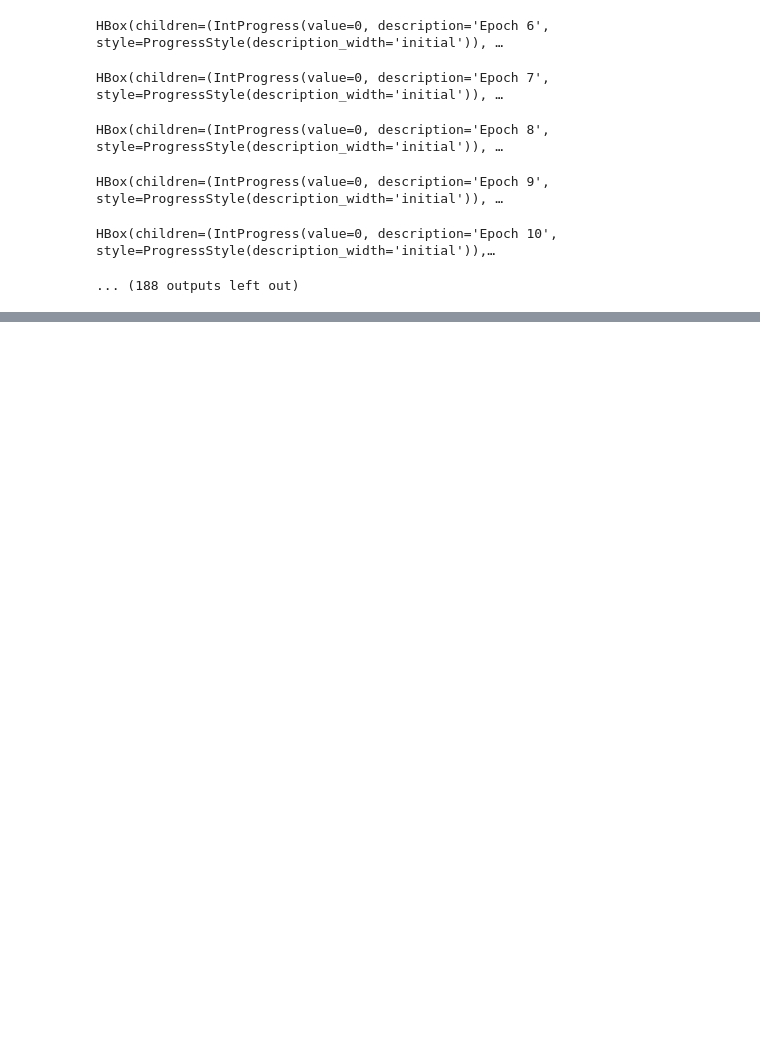
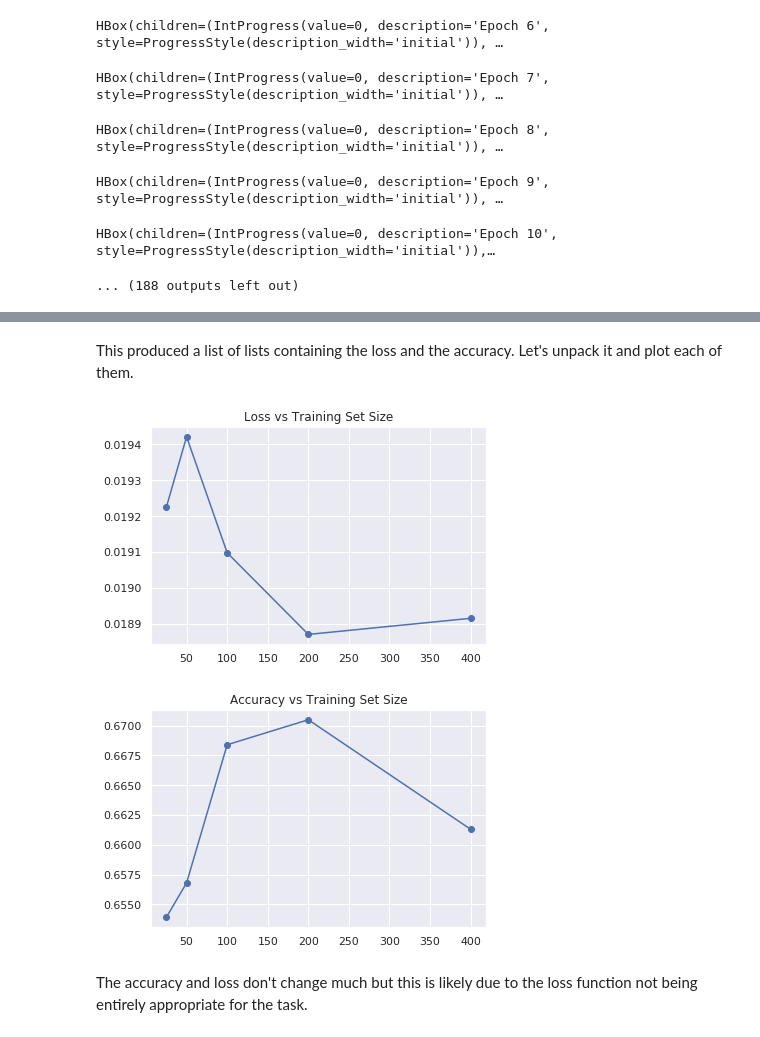
Before and after one commit to apra93/leabra-tf, a Jupyter notebook: docs/source/notebooks/0.2-Running-a-Basic-Model-on-Combigen.ipynb, the cells around one changed output, grey strips where cells are left out. Drawn from its saved outputs; the diff is of its cells as text; code cells hidden in the pictures; blank space fills up the shorter version.

```diff
--- a/docs/source/notebooks/0.2-Running-a-Basic-Model-on-Combigen.ipynb
+++ b/docs/source/notebooks/0.2-Running-a-Basic-Model-on-Combigen.ipynb
@@ -300,0 +302,9 @@ O'Reily used a training set of 100
+# %%
+score = []
+training_set_sizes = [25, 50, 100, 200, 400]
+for training_set_n in tqdm(training_set_sizes):
+    training_set_y = cg.generate_labels(n_samples=training_set_n, stack=stack, size=size, dims=dims)
+    training_set_x = cg.inverse_transform(training_set_y)
+    model = bp_model_sig_lin()
+    model.fit(training_x, training_y, epochs=500, batch_size=1, verbose=0, callbacks=[TQDMNotebookCallback()])
+    score.append(model.evaluate(testing_x, testing_y, batch_size=1))
@@ -300,0 +325,16 @@ O'Reily used a training set of 100
+# %% [markdown]
+This produced a list of lists containing the loss and the accuracy. Let's unpack it and plot each of them.
+# %%
+loss, accuracy = list(map(list, zip(*score)))
+
+plt.plot(training_set_sizes, loss, marker='o')
+plt.title('Loss vs Training Set Size')
+plt.show()
+plt.plot(training_set_sizes, accuracy, marker='o')
+plt.title('Accuracy vs Training Set Size')
+plt.show()
+# %% [output]
+[figure, added]
+[figure, added]
+# %% [markdown]
+The accuracy and loss don't change much but this is likely due to the loss function not being entirely appropriate for the task.
```
Also changed, not shown: parts of 4 cells of this notebook.
